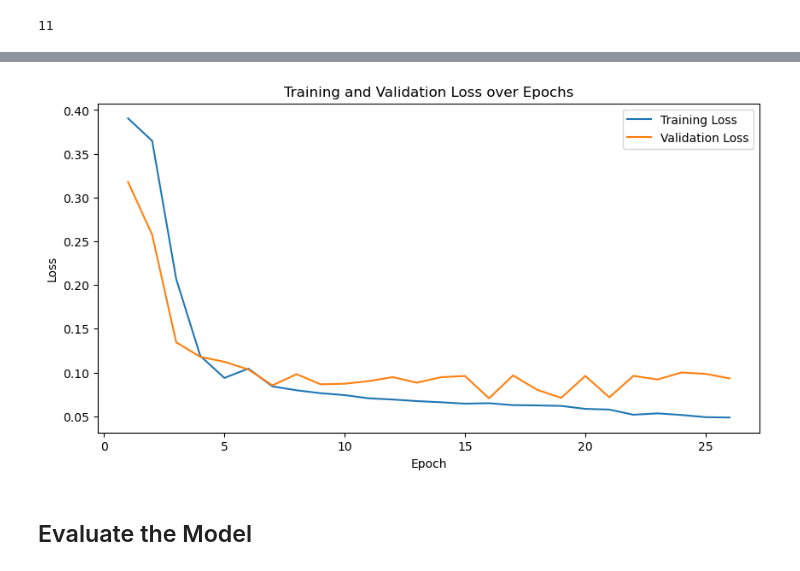
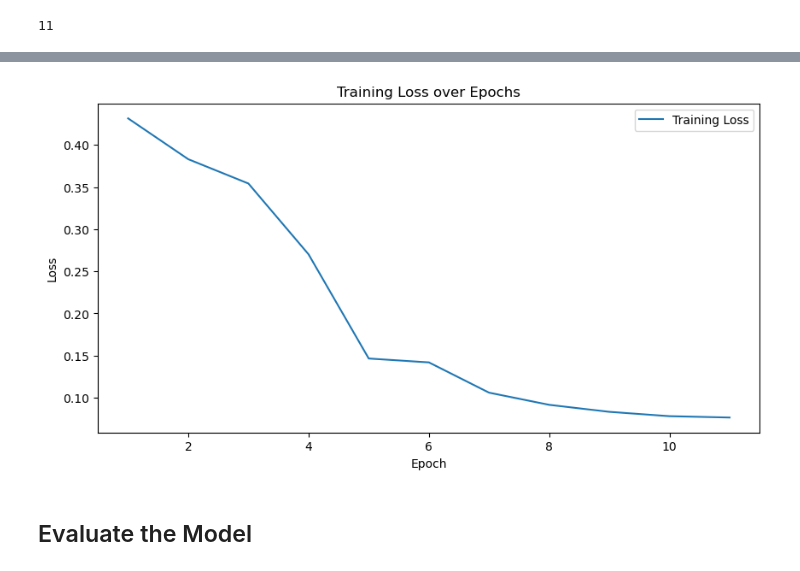
Before and after one commit to d-sbrgr/DSPRO1-power-prediction, a Jupyter notebook: nn_model_daily.ipynb, the cells around one changed output, grey strips where cells are left out. Drawn from its saved outputs; the diff is of its cells as text; code cells hidden in the pictures.

Commit message:
Finished daily lstm model

```diff
--- a/nn_model_daily.ipynb
+++ b/nn_model_daily.ipynb
@@ -302,7 +289,7 @@ train_dataset = TensorDataset(X_train, y_train)
 test_dataset = TensorDataset(X_test, y_test)
 
 # Create DataLoaders with a smaller batch size
-batch_size = 32
+batch_size = 128
 train_loader = DataLoader(train_dataset, batch_size=batch_size, shuffle=False)
 test_loader = DataLoader(test_dataset, batch_size=batch_size, shuffle=False)
 # %% [markdown]
@@ -350,16 +335,11 @@ input_size
 # %%
 # Update the loss function
 criterion = nn.SmoothL1Loss()
-optimizer = torch.optim.Adam(model.parameters(), lr=0.0005)
+optimizer = torch.optim.Adam(model.parameters(), lr=0.001, weight_decay=1e-5)
 # %%
-# Early Stopping Parameters
-patience = 10
-min_val_loss = float('inf')
-patience_counter = 0
-
-num_epochs = 50
+# Model initialization parameters
+num_epochs = 11
 training_loss = []
-validation_loss = []
 # %%
 for epoch in tqdm(range(num_epochs)):
     model.train()
@@ -379,32 +359,3 @@ for epoch in tqdm(range(num_epochs)):
 
     avg_train_loss = total_train_loss / len(train_loader)
     training_loss.append(avg_train_loss)
-
-    # Validation Loop
-    model.eval()
-    total_val_loss = 0
-
-    with torch.no_grad():
-        for X_batch, y_batch in test_loader:
-            X_batch = X_batch.to(device)
-            y_batch = y_batch.to(device)
-            output = model(X_batch)
-            val_loss = criterion(output, y_batch)
-            total_val_loss += val_loss.item()
-
-    avg_val_loss = total_val_loss / len(test_loader)
-    validation_loss.append(avg_val_loss)
-
-    print(f'Epoch [{epoch+1}/{num_epochs}], Train Loss: {avg_train_loss:.4f}, Val Loss: {avg_val_loss:.4f}')
-
-    # Early Stopping Check
-    if avg_val_loss < min_val_loss:
-        min_val_loss = avg_val_loss
-        patience_counter = 0
-        best_model_state = model.state_dict()  # Save best model
-    else:
-        patience_counter += 1
-
-    if patience_counter >= patience:
-        print(f"Early stopping at epoch {epoch+1}")
-        break
@@ -429,14 +362,13 @@ Early stopping at epoch 26
 # %%
 plt.figure(figsize=(10, 5))
 plt.plot(range(1, len(training_loss) + 1), training_loss, label='Training Loss')
-plt.plot(range(1, len(validation_loss) + 1), validation_loss, label='Validation Loss')
 plt.xlabel('Epoch')
 plt.ylabel('Loss')
-plt.title('Training and Validation Loss over Epochs')
+plt.title('Training Loss over Epochs')
 plt.legend()
 plt.show()
 # %% [output]
-[figure, old version]
+[figure, new version]
 # %% [markdown]
 ## Evaluate the Model
 # %%
```
Also changed, not shown: parts of 9 cells of this notebook, 32 other files.
